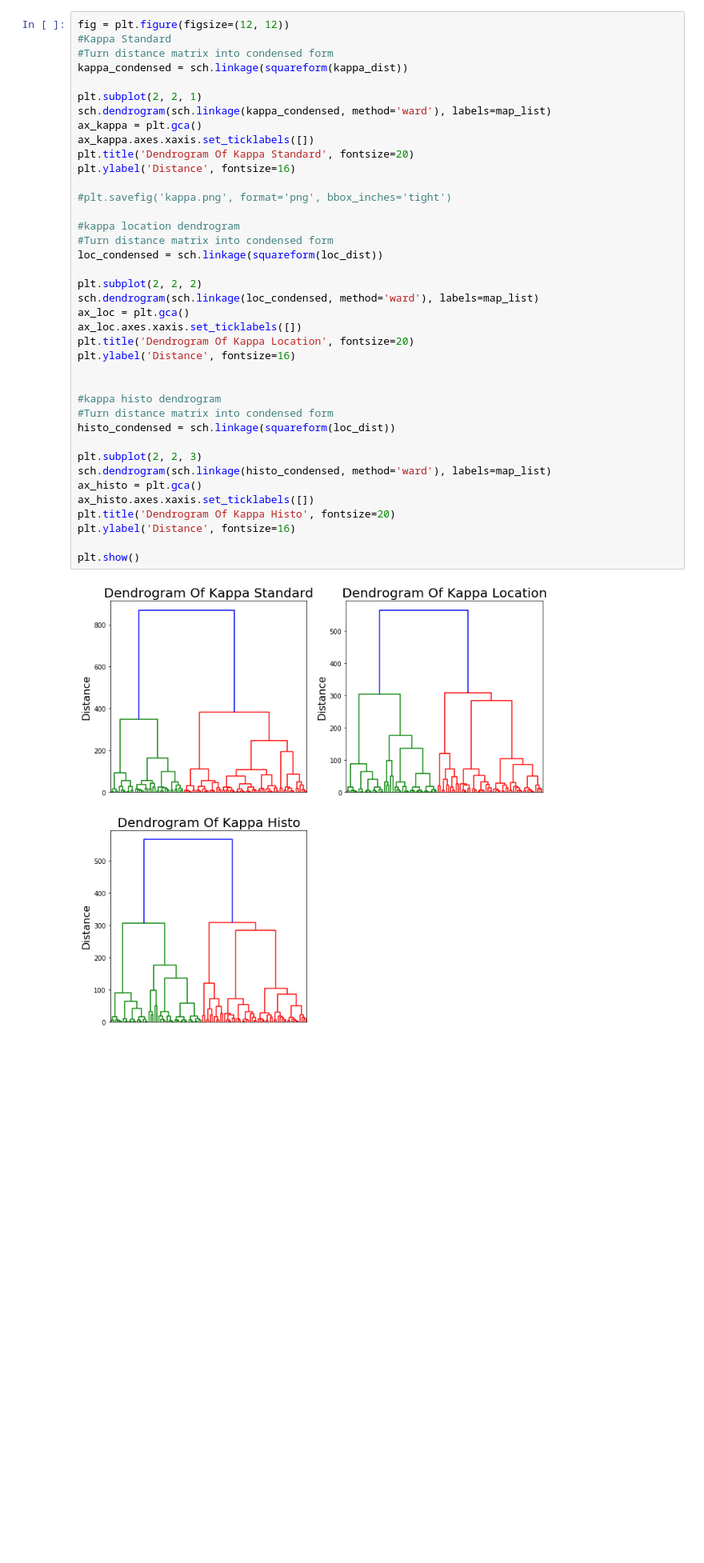
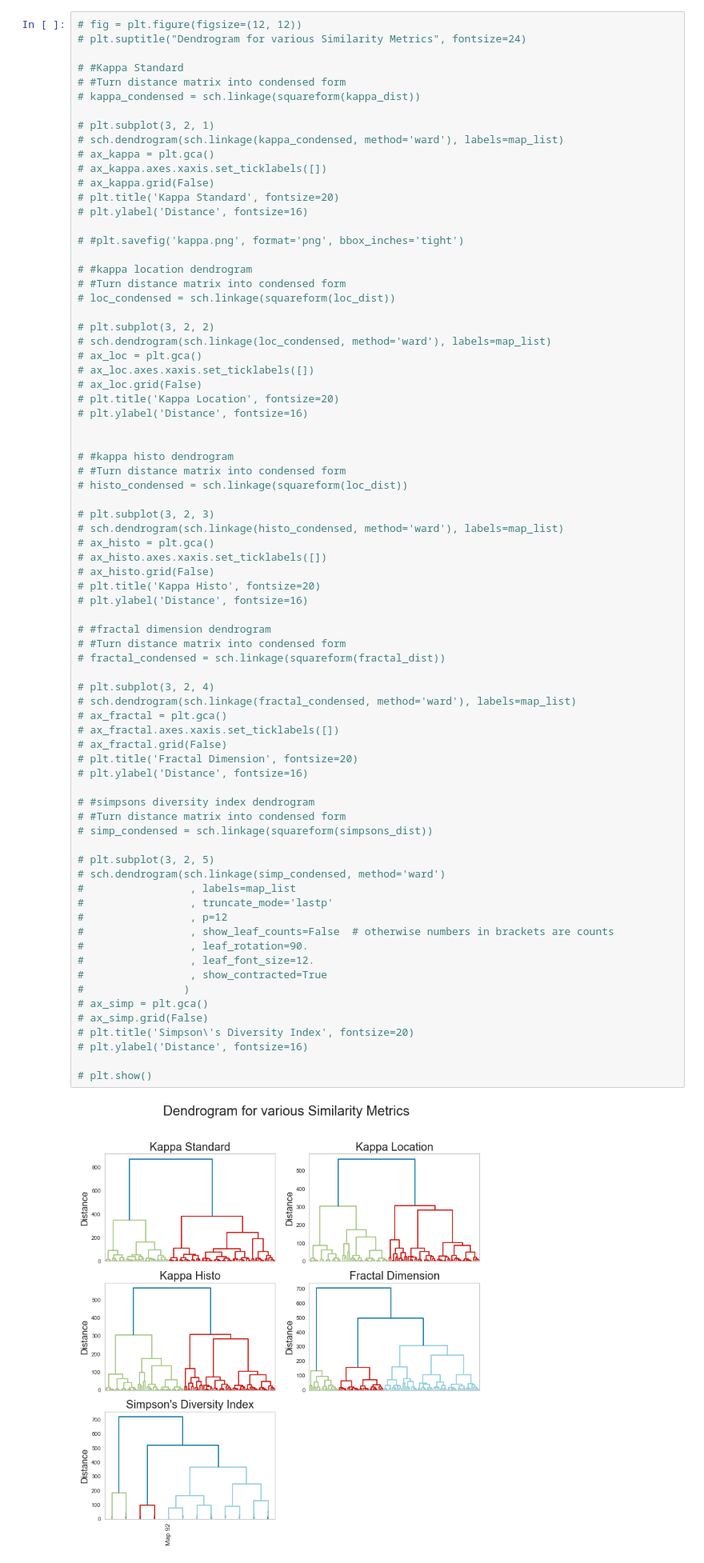
Before and after one commit to OQuispel/metric_clustering, a Jupyter notebook: cmdprompt_mck.ipynb, the cells around one changed output. Shown at 80% size. Cells and saved outputs as stored; diff of their text form; blank space fills up the shorter version.

```diff
--- a/cmdprompt_mck.ipynb
+++ b/cmdprompt_mck.ipynb
@@ -357,43 +428,79 @@ df_clumpiness.head(10)
 # %% [markdown]
 # Dendrogram_Clustering
 # %%
-fig = plt.figure(figsize=(12, 12))
-#Kappa Standard
-#Turn distance matrix into condensed form
-kappa_condensed = sch.linkage(squareform(kappa_dist))
+# fig = plt.figure(figsize=(12, 12))
+# plt.suptitle("Dendrogram for various Similarity Metrics", fontsize=24)
 
-plt.subplot(2, 2, 1)
-sch.dendrogram(sch.linkage(kappa_condensed, method='ward'), labels=map_list)
-ax_kappa = plt.gca()
-ax_kappa.axes.xaxis.set_ticklabels([])
-plt.title('Dendrogram Of Kappa Standard', fontsize=20)
-plt.ylabel('Distance', fontsize=16)
+# #Kappa Standard
+# #Turn distance matrix into condensed form
+# kappa_condensed = sch.linkage(squareform(kappa_dist))
 
-#plt.savefig('kappa.png', format='png', bbox_inches='tight')
+# plt.subplot(3, 2, 1)
+# sch.dendrogram(sch.linkage(kappa_condensed, method='ward'), labels=map_list)
+# ax_kappa = plt.gca()
+# ax_kappa.axes.xaxis.set_ticklabels([])
+# ax_kappa.grid(False)
+# plt.title('Kappa Standard', fontsize=20)
+# plt.ylabel('Distance', fontsize=16)
 
-#kappa location dendrogram
-#Turn distance matrix into condensed form
-loc_condensed = sch.linkage(squareform(loc_dist))
+# #plt.savefig('kappa.png', format='png', bbox_inches='tight')
 
-plt.subplot(2, 2, 2)
-sch.dendrogram(sch.linkage(loc_condensed, method='ward'), labels=map_list)
-ax_loc = plt.gca()
-ax_loc.axes.xaxis.set_ticklabels([])
-plt.title('Dendrogram Of Kappa Location', fontsize=20)
-plt.ylabel('Distance', fontsize=16)
+# #kappa location dendrogram
+# #Turn distance matrix into condensed form
+# loc_condensed = sch.linkage(squareform(loc_dist))
+
+# plt.subplot(3, 2, 2)
+# sch.dendrogram(sch.linkage(loc_condensed, method='ward'), labels=map_list)
+# ax_loc = plt.gca()
+# ax_loc.axes.xaxis.set_ticklabels([])
+# ax_loc.grid(False)
+# plt.title('Kappa Location', fontsize=20)
+# plt.ylabel('Distance', fontsize=16)
 
 
-#kappa histo dendrogram
-#Turn distance matrix into condensed form
-histo_condensed = sch.linkage(squareform(loc_dist))
+# #kappa histo dendrogram
+# #Turn distance matrix into condensed form
+# histo_condensed = sch.linkage(squareform(loc_dist))
 
-plt.subplot(2, 2, 3)
-sch.dendrogram(sch.linkage(histo_condensed, method='ward'), labels=map_list)
-ax_histo = plt.gca()
-ax_histo.axes.xaxis.set_ticklabels([])
-plt.title('Dendrogram Of Kappa Histo', fontsize=20)
-plt.ylabel('Distance', fontsize=16)
+# plt.subplot(3, 2, 3)
+# sch.dendrogram(sch.linkage(histo_condensed, method='ward'), labels=map_list)
+# ax_histo = plt.gca()
+# ax_histo.axes.xaxis.set_ticklabels([])
+# ax_histo.grid(False)
+# plt.title('Kappa Histo', fontsize=20)
+# plt.ylabel('Distance', fontsize=16)
 
-plt.show()
+# #fractal dimension dendrogram
+# #Turn distance matrix into condensed form
+# fractal_condensed = sch.linkage(squareform(fractal_dist))
+
+# plt.subplot(3, 2, 4)
+# sch.dendrogram(sch.linkage(fractal_condensed, method='ward'), labels=map_list)
+# ax_fractal = plt.gca()
+# ax_fractal.axes.xaxis.set_ticklabels([])
+# ax_fractal.grid(False)
+# plt.title('Fractal Dimension', fontsize=20)
+# plt.ylabel('Distance', fontsize=16)
+
+# #simpsons diversity index dendrogram
+# #Turn distance matrix into condensed form
+# simp_condensed = sch.linkage(squareform(simpsons_dist))
+
+# plt.subplot(3, 2, 5)
+# sch.dendrogram(sch.linkage(simp_condensed, method='ward')
+#                 , labels=map_list
+#                 , truncate_mode='lastp'
+#                 , p=12
+#                 , show_leaf_counts=False  # otherwise numbers in brackets are counts
+#                 , leaf_rotation=90.
+#                 , leaf_font_size=12.
+#                 , show_contracted=True
+#                )
+# ax_simp = plt.gca()
+# ax_simp.grid(False)
+# plt.title('Simpson\'s Diversity Index', fontsize=20)
+# plt.ylabel('Distance', fontsize=16)
+
+# plt.show()
 # %% [output]
-[figure, old version]
+[figure, new version]
```
Also changed, not shown: parts of 31 cells of this notebook.
